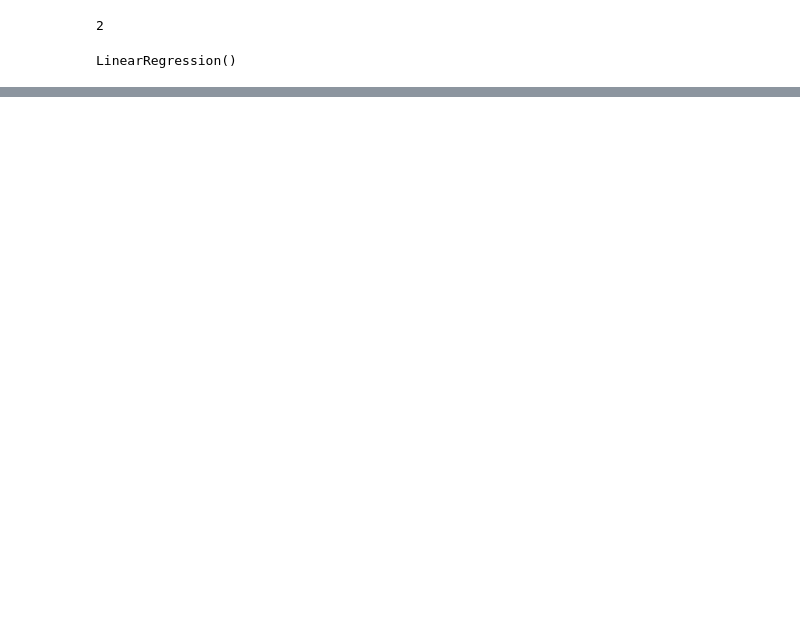
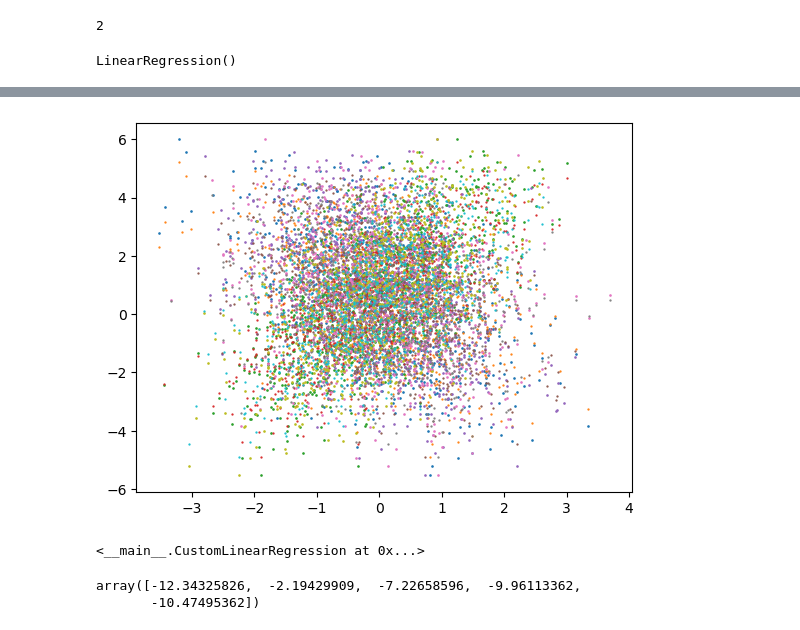
Before and after one commit to StanDobrev11/MachineLearning, a Jupyter notebook: 02.Linear and Logistic Regression/Linear Regression Model.ipynb, the cells around one changed output, grey strips where cells are left out. Cells and saved outputs as stored; diff of their text form; code cells hidden in the pictures; blank space fills up the shorter version.

```diff
--- a/02.Linear and Logistic Regression/Linear Regression Model.ipynb
+++ b/02.Linear and Logistic Regression/Linear Regression Model.ipynb
@@ -430,0 +563,2 @@ multi_model.score(features.T, y_real)
+# %%
+lin_model = CustomLinearRegression()
@@ -430,0 +569,9 @@ multi_model.score(features.T, y_real)
+# %%
+y_pred = lin_model.predict(x_real)
+# %%
+for i in range(x_real.shape[1]):
+    plt.scatter(x_real[:, i], y_real, s=0.8)
+    plt.scatter(x_real[:, i], y_pred, s=0.4)
+plt.show()
+# %% [output]
+[figure, added]
@@ -430,0 +583,9 @@ multi_model.score(features.T, y_real)
+# %%
+lin_model.fit(x_features, y_real, alpha=0.005, iterations=500)
+# %% [output]
+<__main__.CustomLinearRegression at 0x...>
+# %%
+lin_model.coef_
+# %% [output]
+array([-12.34325826,  -2.19429909,  -7.22658596,  -9.96113362,
+       -10.47495362])
```
Also changed, not shown: parts of 45 cells of this notebook, 1 other file.
